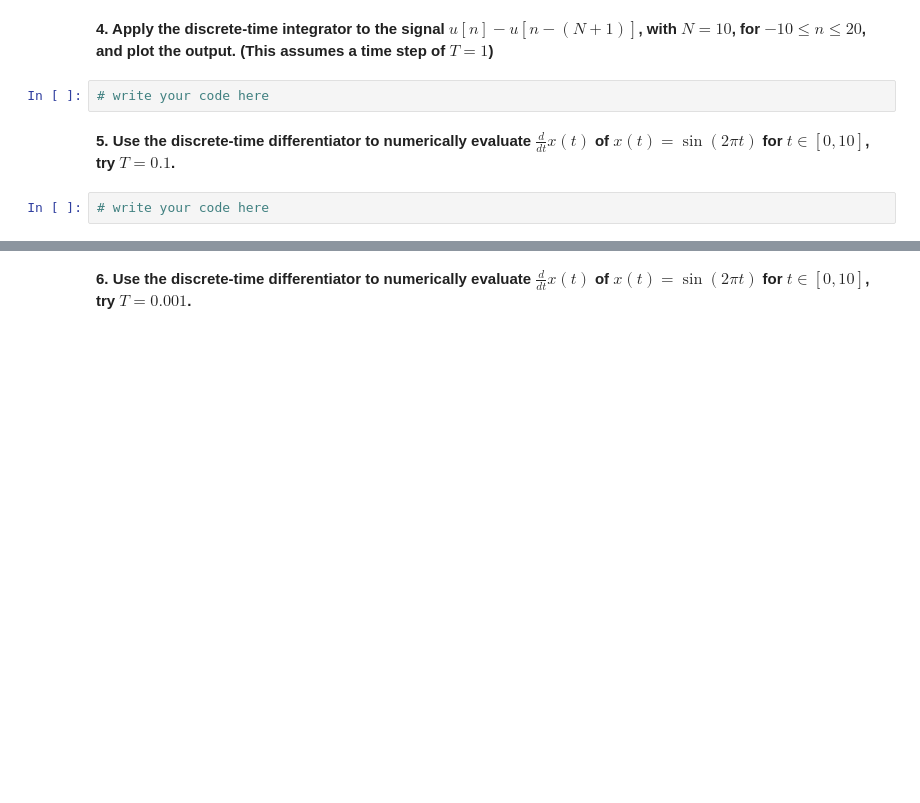
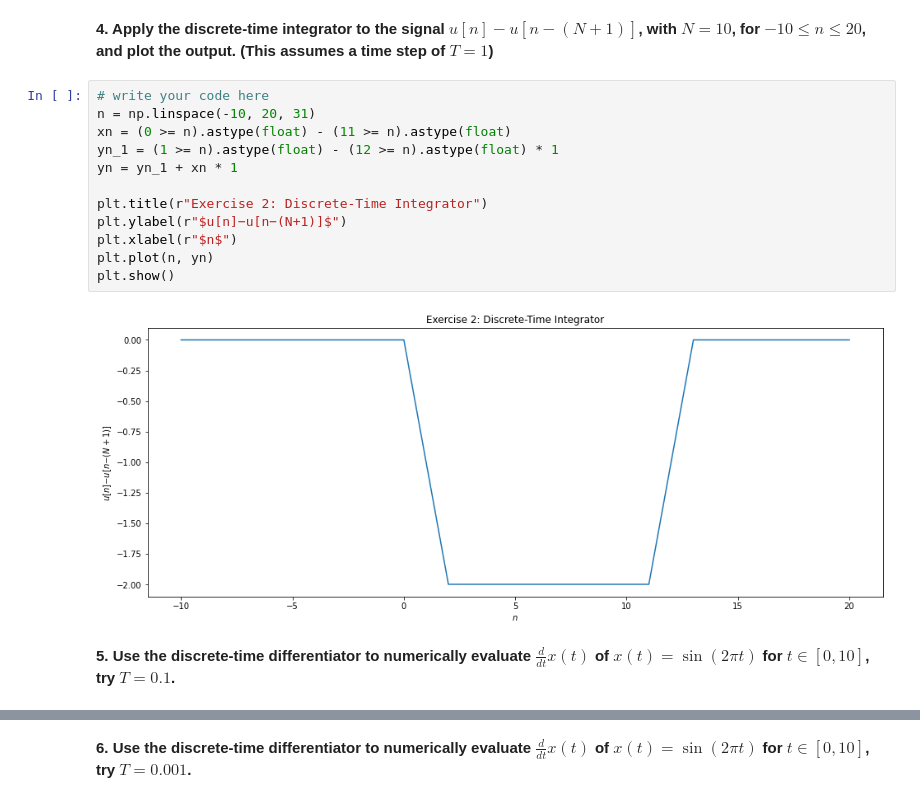
Before and after one commit to cdavin2/dsp_lab02, a Jupyter notebook: lab02_instructions.ipynb, the cells around one changed output, grey strips where cells are left out. Saved outputs shown, nothing was run; the diff lists cells and outputs as text; blank space fills up the shorter version.

```diff
--- a/lab02_instructions.ipynb
+++ b/lab02_instructions.ipynb
@@ -90,9 +102,19 @@ insert your diagram here
 write your answer here
 # %% [markdown]
 **4. Apply the discrete-time integrator to the signal $u[n]-u[n-(N+1)]$, with $N=10$, for $-10\leq n\leq20$, and plot the output. (This assumes a time step of $T=1$)**
-# %%
-# write your code here
+# %%
+# write your code here
+n = np.linspace(-10, 20, 31)
+xn = (0 >= n).astype(float) - (11 >= n).astype(float)
+yn_1 = (1 >= n).astype(float) - (12 >= n).astype(float) * 1
+yn = yn_1 + xn * 1
+
+plt.title(r"Exercise 2: Discrete-Time Integrator")
+plt.ylabel(r"$u[n]−u[n−(N+1)]$")
+plt.xlabel(r"$n$")
+plt.plot(n, yn)
+plt.show()
+# %% [output]
+[figure, added]
 # %% [markdown]
 **5. Use the discrete-time differentiator to numerically evaluate $\frac{d}{dt}x(t)$ of $x(t)=\sin(2\pi t)$ for $t\in[0,10]$, try $T=0.1$.**
-# %%
-# write your code here
```
Also changed, not shown: parts of 10 cells of this notebook.
